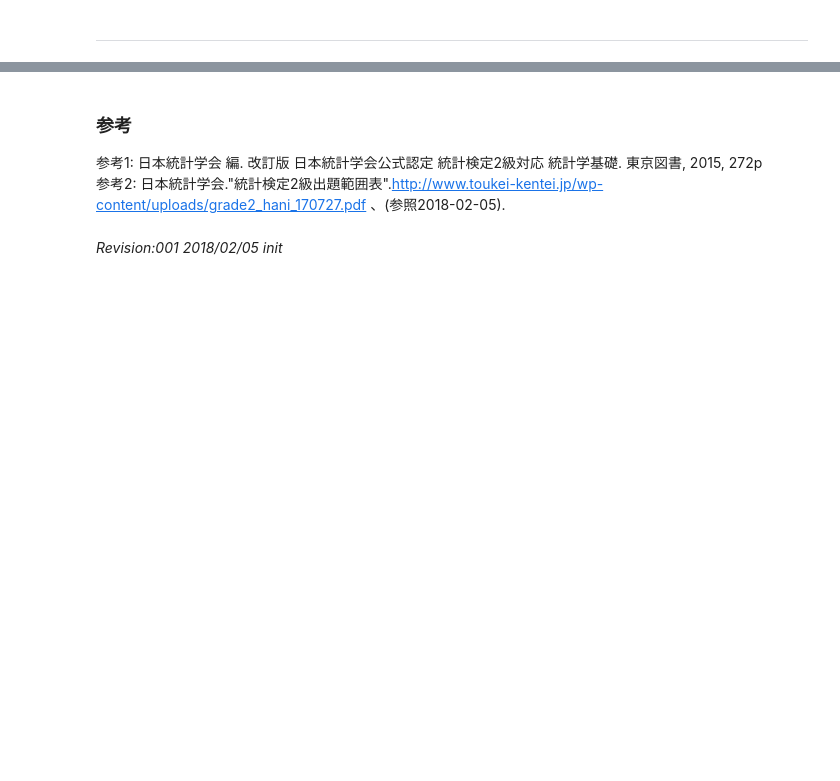
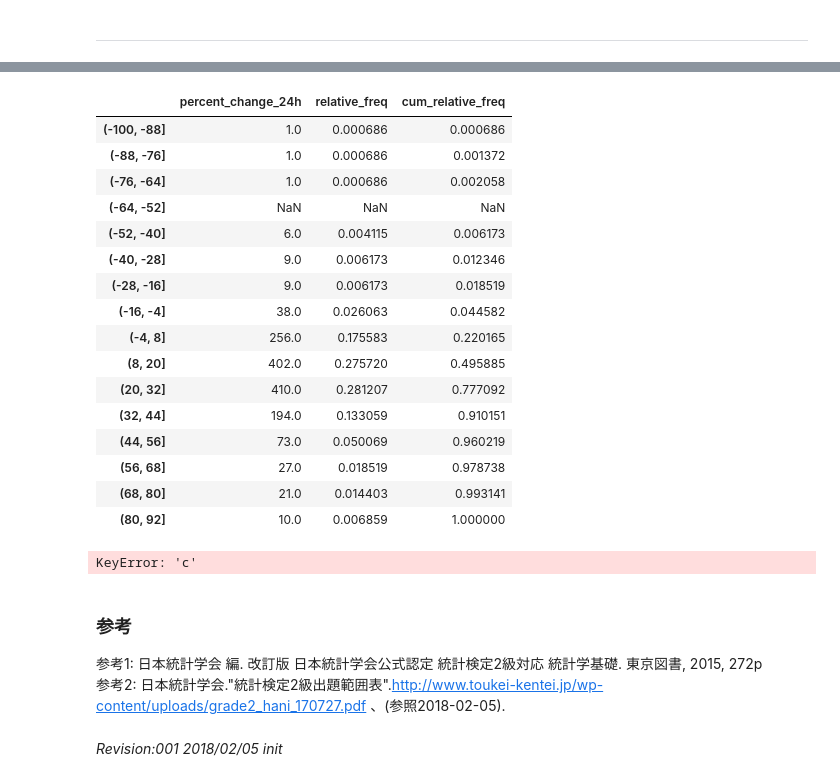
Before and after one commit to t-akazawa/statistics, a Jupyter notebook: ch1_1.ipynb, the cells around one changed output, grey strips where cells are left out. Cells and saved outputs as stored; diff of their text form; code cells hidden in the pictures; blank space fills up the shorter version.

```diff
--- a/ch1_1.ipynb
+++ b/ch1_1.ipynb
@@ -229,0 +231,5 @@ hoge
+# %%
+total_count=classfied_frequency.sum()[0]
+
+classfied_frequency['relative_freq'] = classfied_frequency['percent_change_24h']/total_count
+classfied_frequency.head(20)
@@ -230,3 +254,31 @@ hoge
+# %%
+classfied_frequency['cum_relative_freq'] = classfied_frequency['relative_freq'].cumsum()
+classfied_frequency.head(20)
+# %% [output]
+|  | percent_change_24h | relative_freq | cum_relative_freq |
+| (-100, -88] | 1.0 | 0.000686 | 0.000686 |
+| (-88, -76] | 1.0 | 0.000686 | 0.001372 |
+| (-76, -64] | 1.0 | 0.000686 | 0.002058 |
+| (-64, -52] | NaN | NaN | NaN |
+| (-52, -40] | 6.0 | 0.004115 | 0.006173 |
+| (-40, -28] | 9.0 | 0.006173 | 0.012346 |
+| (-28, -16] | 9.0 | 0.006173 | 0.018519 |
+| (-16, -4] | 38.0 | 0.026063 | 0.044582 |
+| (-4, 8] | 256.0 | 0.175583 | 0.220165 |
+| (8, 20] | 402.0 | 0.275720 | 0.495885 |
+| (20, 32] | 410.0 | 0.281207 | 0.777092 |
+| (32, 44] | 194.0 | 0.133059 | 0.910151 |
+| (44, 56] | 73.0 | 0.050069 | 0.960219 |
+| (56, 68] | 27.0 | 0.018519 | 0.978738 |
+| (68, 80] | 21.0 | 0.014403 | 0.993141 |
+| (80, 92] | 10.0 | 0.006859 | 1.000000 |
+# %%
+# 累積相対度数グラフ
+
+#classfied_frequency.plot(kind='area',x=['percent_change_24h','relative_freq'])
+classfied_frequency.plot.bar(y='cum_relative_freq',x='c')
+# %% [output]
+KeyError: 'c'
 # %% [markdown]
 ### 参考
 
```
Also changed, not shown: parts of 13 cells of this notebook.
